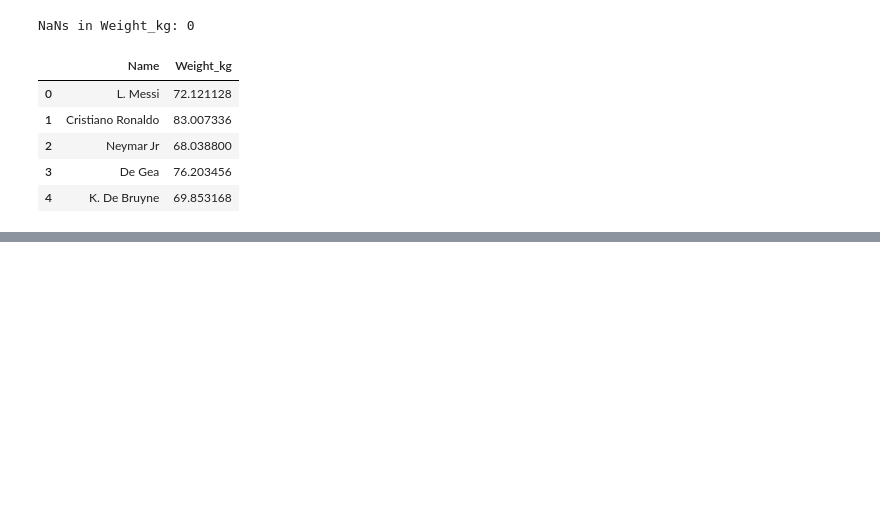
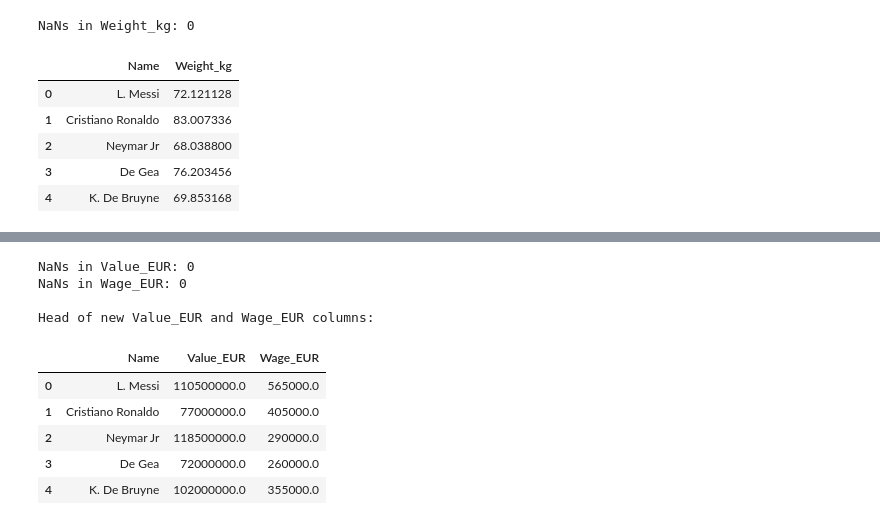
Before and after one commit to SLajuwomi/FIFA, a Jupyter notebook: fifa19_undervaluation_analysis.ipynb, the cells around one changed output, grey strips where cells are left out. Drawn from its saved outputs; the diff is of its cells as text; code cells hidden in the pictures; blank space fills up the shorter version.

```diff
--- a/fifa19_undervaluation_analysis.ipynb
+++ b/fifa19_undervaluation_analysis.ipynb
@@ -375,0 +380,55 @@ NaNs in Weight_kg: 0
+# %%
+# Define the conversion function
+def convert_currency(currency_str):
+    """
+    Converts a currency string (e.g., '€110.5M', '€565K', '€0') to a float value.
+
+    Args:
+        currency_str (str): The currency string to convert.
+
+    Returns:
+        float or np.nan: The numerical value in EUR, or NaN if conversion fails or input is invalid.
+    """
+    if pd.isna(currency_str) or not isinstance(currency_str, str):
+        return np.nan
+
+    currency_str = currency_str.replace('€', '').strip() # Remove Euro symbol and strip whitespace
+    multiplier = 1.0
+
+    if 'M' in currency_str:
+        multiplier = 1_000_000.0
+        currency_str = currency_str.replace('M', '')
+    elif 'K' in currency_str:
+        multiplier = 1_000.0
+        currency_str = currency_str.replace('K', '')
+
+    try:
+        value = float(currency_str) * multiplier
+        return value
+    except ValueError:
+        # Return NaN if conversion to float fails
+        return np.nan
+
+# Apply the function to 'Value' and 'Wage' columns
+fifa_df['Value_EUR'] = fifa_df['Value'].apply(convert_currency)
+fifa_df['Wage_EUR'] = fifa_df['Wage'].apply(convert_currency)
+
+# Drop the original columns
+fifa_df.drop(columns=['Value', 'Wage'], inplace=True)
+
+# Check for NaNs created and display head
+print(f"NaNs in Value_EUR: {fifa_df['Value_EUR'].isnull().sum()}")
+print(f"NaNs in Wage_EUR: {fifa_df['Wage_EUR'].isnull().sum()}")
+print("\nHead of new Value_EUR and Wage_EUR columns:")
+display(fifa_df[['Name', 'Value_EUR', 'Wage_EUR']].head())
+# %% [output]
+NaNs in Value_EUR: 0
+NaNs in Wage_EUR: 0
+
+Head of new Value_EUR and Wage_EUR columns:
+|  | Name | Value_EUR | Wage_EUR |
+| 0 | L. Messi | 110500000.0 | 565000.0 |
+| 1 | Cristiano Ronaldo | 77000000.0 | 405000.0 |
+| 2 | Neymar Jr | 118500000.0 | 290000.0 |
+| 3 | De Gea | 72000000.0 | 260000.0 |
+| 4 | K. De Bruyne | 102000000.0 | 355000.0 |
```
Also changed, not shown: parts of 1 cell of this notebook.
